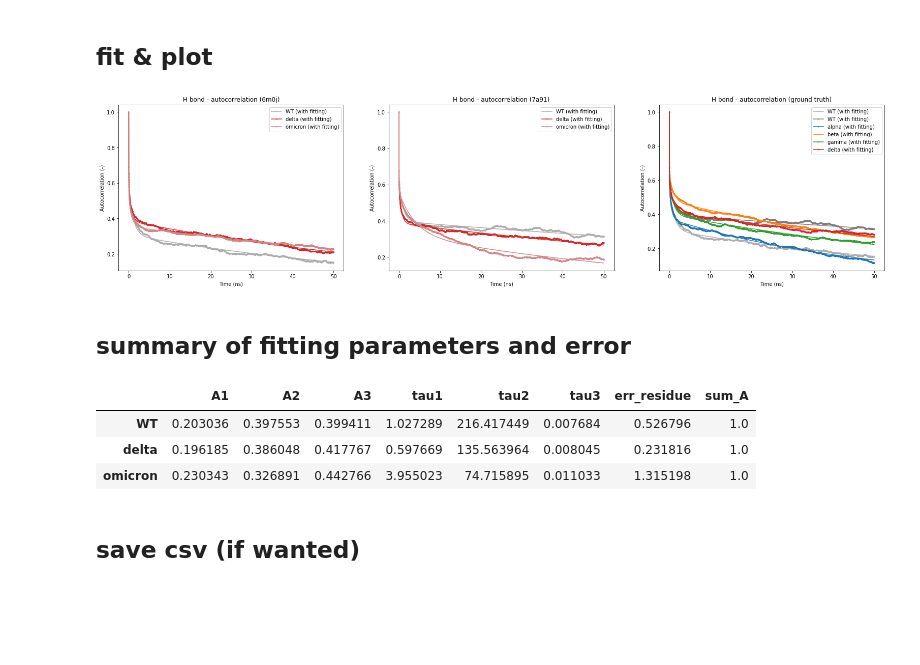
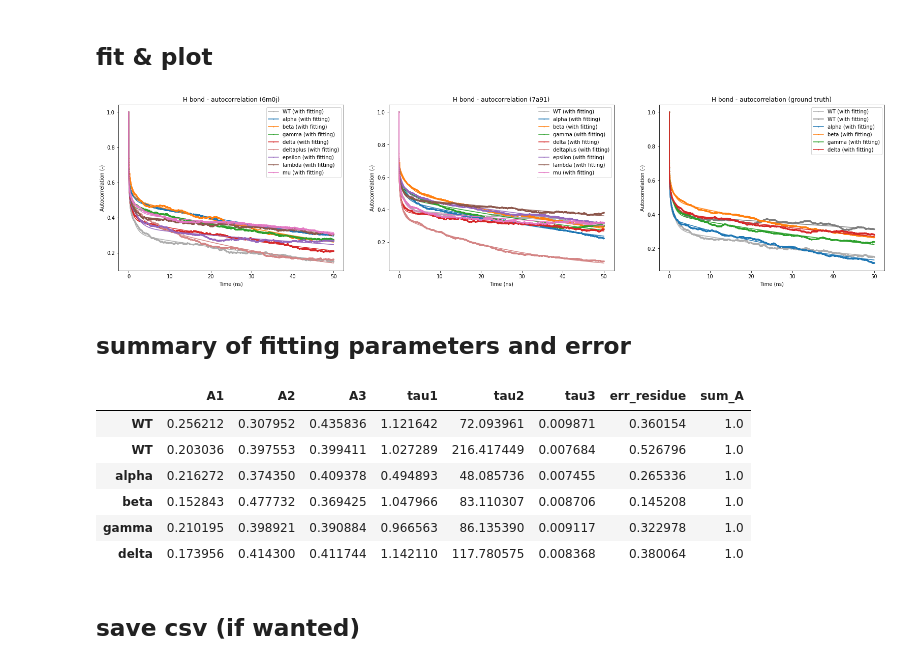
Before and after one commit to yuyuan871111/COVID19_Proj_toGitHub, a Jupyter notebook: Analysis/Gromacs_hbac_fitting.ipynb, the cells around one changed output. Cells and saved outputs as stored; diff of their text form; code cells hidden in the pictures; blank space fills up the shorter version.

```diff
--- a/Analysis/Gromacs_hbac_fitting.ipynb
+++ b/Analysis/Gromacs_hbac_fitting.ipynb
@@ -53,8 +53,8 @@ def readxvg(wkdir_list, variants_name, do_moving_avg, avg_window = 100):
 # %%
 #### parameters ####
 gmx_results_folderpath = 'Data/rawdata/md_results/variants_7a91'
-#variants_name = ['WT', 'alpha', 'beta', 'gamma', 'delta', 'deltaplus', 'epsilon', 'lambda', 'mu']
-variants_name = ['WT', 'delta', 'omicron']
+variants_name = ['WT', 'alpha', 'beta', 'gamma', 'delta', 'deltaplus', 'epsilon', 'lambda', 'mu']
+#variants_name = ['WT', 'delta', 'omicron']
 wkdir_list = [f'{gmx_results_folderpath}/{eachname}' for eachname in variants_name]
 do_moving_avg = False
 avg_window = 100
@@ -63,8 +63,8 @@ pdb_7a91 = readxvg(wkdir_list, variants_name, do_moving_avg, avg_window)
 
 #### parameters ####
 gmx_results_folderpath = 'Data/rawdata/md_results/variants_6m0j'
-#variants_name = ['WT', 'alpha', 'beta', 'gamma', 'delta', 'deltaplus', 'epsilon', 'lambda', 'mu']
-variants_name = ['WT', 'delta', 'omicron']
+variants_name = ['WT', 'alpha', 'beta', 'gamma', 'delta', 'deltaplus', 'epsilon', 'lambda', 'mu']
+#variants_name = ['WT', 'delta', 'omicron']
 wkdir_list = [f'{gmx_results_folderpath}/{eachname}' for eachname in variants_name]
 do_moving_avg = False
 avg_window = 100
@@ -188,10 +188,10 @@ class hbac_fitting:
 # %% [markdown]
 ## fit & plot
 # %%
-#variants_name = ['WT', 'alpha', 'beta', 'gamma', 'delta', 'deltaplus', 'epsilon', 'lambda', 'mu']
-#colorlist = ['#adadad', '#1f77b4', '#ff7f0e', '#2ca02c', '#d62728', '#d48585', '#9467bd', '#8c564b', '#e377c2']
-variants_name = ['WT', 'delta', 'omicron']
-colorlist = ['#adadad', '#d62728', '#d48585', '#e377c2']
+variants_name = ['WT', 'alpha', 'beta', 'gamma', 'delta', 'deltaplus', 'epsilon', 'lambda', 'mu']
+colorlist = ['#adadad', '#1f77b4', '#ff7f0e', '#2ca02c', '#d62728', '#d48585', '#9467bd', '#8c564b', '#e377c2']
+#variants_name = ['WT', 'delta', 'omicron']
+#colorlist = ['#adadad', '#d62728', '#d48585', '#e377c2']
 
 # layout setting
 fig, (ax1, ax2, ax3) = plt.subplots(1, 3, figsize=[27,6])
@@ -223,34 +223,34 @@ ax2.ticklabel_format(axis="y")
 for index, eachname in enumerate(variants_name):
     x_all = pdb_7a91["x_list_all"][index]
     y_all = pdb_7a91["y_list_all"][index]
     y_pred = pdb_7a91["y_list_pred"][index]
     ax2.plot(x_all, y_all, label=f'{eachname} (with fitting)', marker = '.',
               markersize = 2, color = colorlist[index])
     ax2.plot(x_all, y_pred, label = '__no_label__', color = colorlist[index]) # label=f'{eachname}_fit'
 ax2.legend()
 
 
 # ground truth -read
 variants_name = ['WT', 'WT','alpha', 'beta', 'gamma', 'delta']
 colorlist = ['#adadad', '#7d7d7d', '#1f77b4', '#ff7f0e', '#2ca02c', '#d62728']
 pdb_groundtruth = hbac_fitting(pdb_groundtruth, variants_name).dataset
 # ground truth -plot
 ax3.set_title("H bond - autocorrelation (ground truth)")
 ax3.set_xlabel('Time (ns)')
 ax3.set_ylabel('Autocorrelation (-)')
 ax3.ticklabel_format(axis="y")
 for index, eachname in enumerate(variants_name):
     x_all = pdb_groundtruth["x_list_all"][index]
     y_all = pdb_groundtruth["y_list_all"][index]
     y_pred = pdb_groundtruth["y_list_pred"][index]
     ax3.plot(x_all, y_all, label=f'{eachname} (with fitting)', marker = '.',
               markersize = 2, color = colorlist[index])
     ax3.plot(x_all, y_pred, label = '__no_label__', color = colorlist[index]) # label=f'{eachname}_fit'
 ax3.legend()
 
 plt.show()
 # %% [output]
-[figure, old version]
+[figure, new version]
 # %% [markdown]
 ## summary of fitting parameters and error
 # %%
@@ -266,14 +266,17 @@ def summary_table(data, variants_name):
 
 # choose which to summary
 #variants_name = ['WT', 'alpha', 'beta', 'gamma', 'delta', 'deltaplus', 'epsilon', 'lambda', 'mu']
-variants_name = ['WT', 'delta', 'omicron']
-#variants_name = ['WT', 'WT', 'alpha', 'beta', 'gamma', 'delta']
-summary_table(pdb_7a91, variants_name)
+#variants_name = ['WT', 'delta', 'omicron']
+variants_name = ['WT', 'WT', 'alpha', 'beta', 'gamma', 'delta']
+summary_table(pdb_groundtruth, variants_name)
 # %% [output]
 |  | A1 | A2 | A3 | tau1 | tau2 | tau3 | err_residue | sum_A |
+| WT | 0.256212 | 0.307952 | 0.435836 | 1.121642 | 72.093961 | 0.009871 | 0.360154 | 1.0 |
 | WT | 0.203036 | 0.397553 | 0.399411 | 1.027289 | 216.417449 | 0.007684 | 0.526796 | 1.0 |
-| delta | 0.196185 | 0.386048 | 0.417767 | 0.597669 | 135.563964 | 0.008045 | 0.231816 | 1.0 |
-| omicron | 0.230343 | 0.326891 | 0.442766 | 3.955023 | 74.715895 | 0.011033 | 1.315198 | 1.0 |
+| alpha | 0.216272 | 0.374350 | 0.409378 | 0.494893 | 48.085736 | 0.007455 | 0.265336 | 1.0 |
+| beta | 0.152843 | 0.477732 | 0.369425 | 1.047966 | 83.110307 | 0.008706 | 0.145208 | 1.0 |
+| gamma | 0.210195 | 0.398921 | 0.390884 | 0.966563 | 86.135390 | 0.009117 | 0.322978 | 1.0 |
+| delta | 0.173956 | 0.414300 | 0.411744 | 1.142110 | 117.780575 | 0.008368 | 0.380064 | 1.0 |
 # %% [markdown]
 ## save csv (if wanted)
 # %%
```
Also changed, not shown: parts of 1 cell of this notebook, 25 other files.
